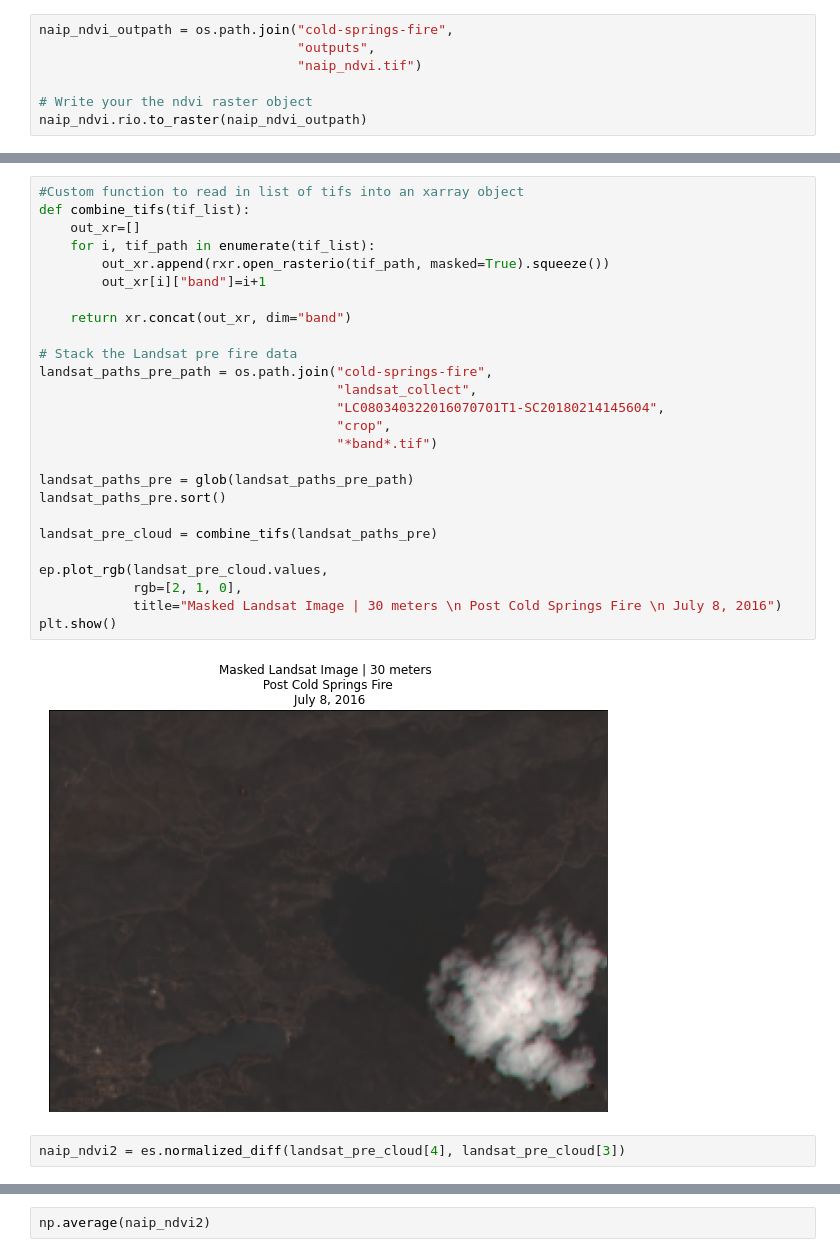
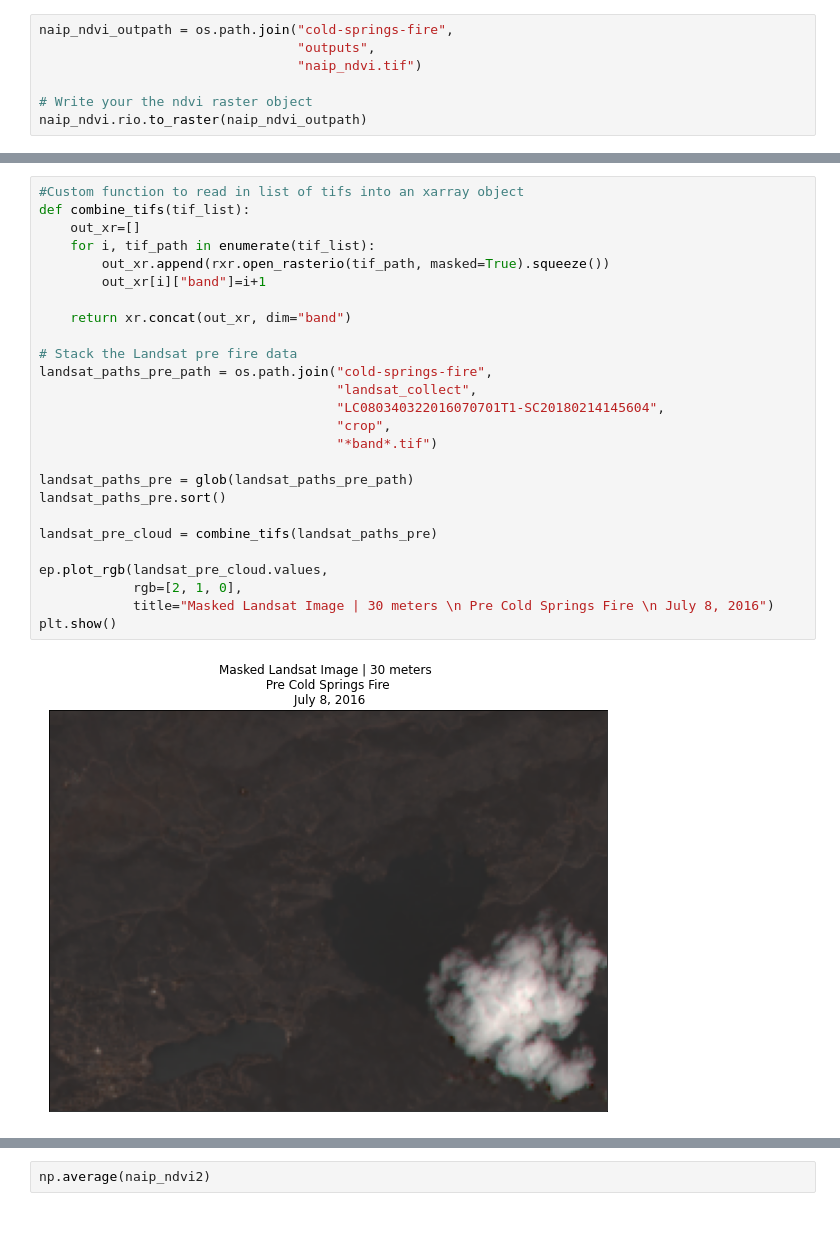
Before and after one commit to vintel38/Index3, a Jupyter notebook: VegIndex.ipynb, the cells around one changed output, grey strips where cells are left out. Saved outputs shown, nothing was run; the diff lists cells and outputs as text; blank space fills up the shorter version.

```diff
--- a/VegIndex.ipynb
+++ b/VegIndex.ipynb
@@ -159,30 +111,28 @@ naip_ndvi.rio.to_raster(naip_ndvi_outpath)
 # %%
 #Custom function to read in list of tifs into an xarray object
 def combine_tifs(tif_list):
     out_xr=[]
     for i, tif_path in enumerate(tif_list):
         out_xr.append(rxr.open_rasterio(tif_path, masked=True).squeeze())
         out_xr[i]["band"]=i+1
 
     return xr.concat(out_xr, dim="band")
 
 # Stack the Landsat pre fire data
 landsat_paths_pre_path = os.path.join("cold-springs-fire",
                                       "landsat_collect",
                                       "LC080340322016070701T1-SC20180214145604",
                                       "crop",
                                       "*band*.tif")
 
 landsat_paths_pre = glob(landsat_paths_pre_path)
 landsat_paths_pre.sort()
 
 landsat_pre_cloud = combine_tifs(landsat_paths_pre)
 
 ep.plot_rgb(landsat_pre_cloud.values,
             rgb=[2, 1, 0],
-            title="Masked Landsat Image | 30 meters \n Post Cold Springs Fire \n July 8, 2016")
+            title="Masked Landsat Image | 30 meters \n Pre Cold Springs Fire \n July 8, 2016")
 plt.show()
 # %% [output]
-[figure, old version]
+[figure, new version]
-# %%
-naip_ndvi2 = es.normalized_diff(landsat_pre_cloud[4], landsat_pre_cloud[3])
```
Also changed, not shown: parts of 23 cells of this notebook.
